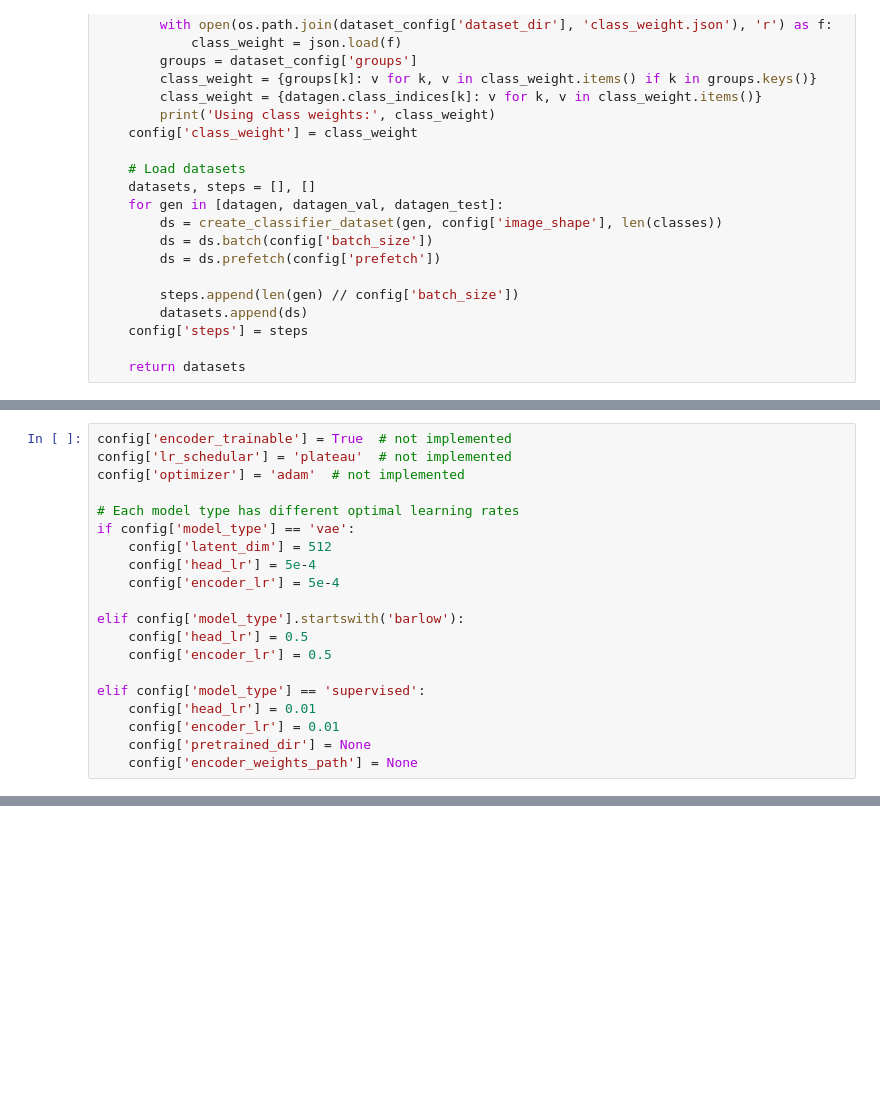
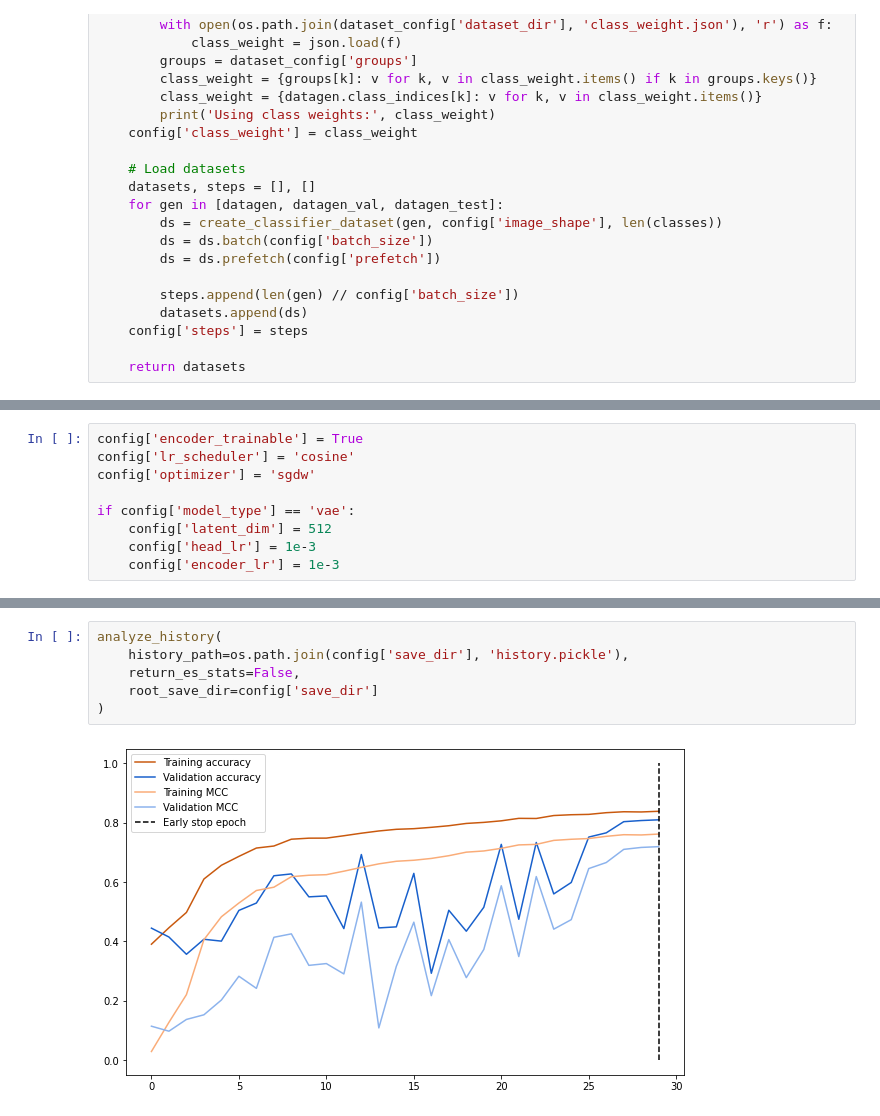
Before and after one commit to lancezhang04/semi-supervised-learning-for-histopathology, a Jupyter notebook: train_classifier.ipynb, the cells around one changed output, grey strips where cells are left out. Drawn from its saved outputs; the diff is of its cells as text; blank space fills up the shorter version.

Commit message:
modified configuration saving

```diff
--- a/train_classifier.ipynb
+++ b/train_classifier.ipynb
@@ -153,23 +98,12 @@ config['encoder_weights_path'] = None
-# %%
-config['encoder_trainable'] = True  # not implemented
-config['lr_schedular'] = 'plateau'  # not implemented
-config['optimizer'] = 'adam'  # not implemented
-
-# Each model type has different optimal learning rates
-if config['model_type'] == 'vae':
-    config['latent_dim'] = 512
-    config['head_lr'] = 5e-4
-    config['encoder_lr'] = 5e-4
-
-elif config['model_type'].startswith('barlow'):
-    config['head_lr'] = 0.5
-    config['encoder_lr'] = 0.5
-
-elif config['model_type'] == 'supervised':
-    config['head_lr'] = 0.01
-    config['encoder_lr'] = 0.01
-    config['pretrained_dir'] = None
-    config['encoder_weights_path'] = None
+# %%
+config['encoder_trainable'] = True
+config['lr_scheduler'] = 'cosine'
+config['optimizer'] = 'sgdw'
+
+if config['model_type'] == 'vae':
+    config['latent_dim'] = 512
+    config['head_lr'] = 1e-3
+    config['encoder_lr'] = 1e-3
 # %%
 configure_saving()
 
@@ -259,0 +219,8 @@ model.evaluate(datasets[2], steps=config['steps'][2])
+# %%
+analyze_history(
+    history_path=os.path.join(config['save_dir'], 'history.pickle'),
+    return_es_stats=False,
+    root_save_dir=config['save_dir']
+)
+# %% [output]
+[figure, added]
```
Also changed, not shown: parts of 10 cells of this notebook, 8 other files.
